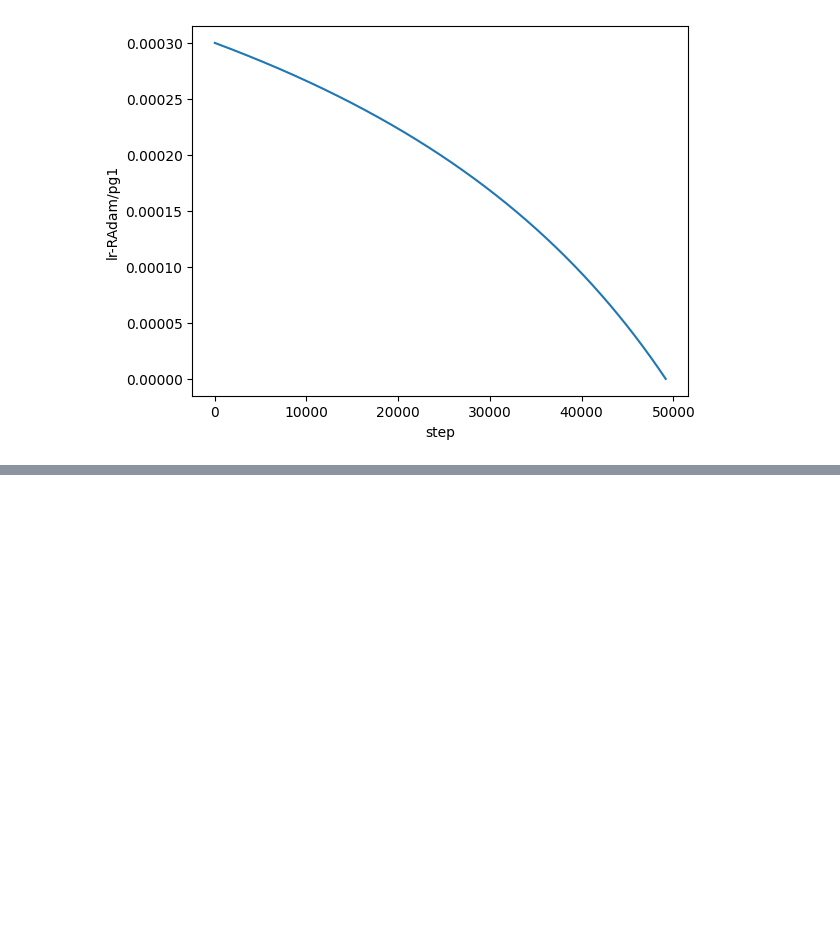
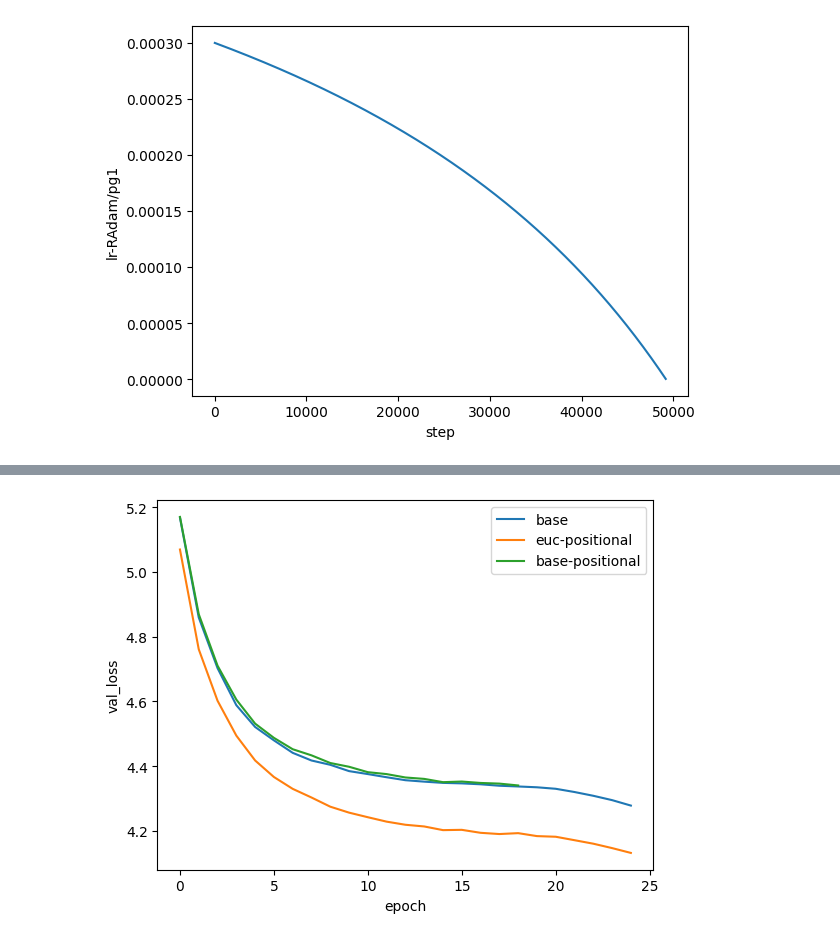
Before and after one commit to knwilliams319/stolen-attention, a Jupyter notebook: visualize_logs.ipynb, the cells around one changed output, grey strips where cells are left out. Cells and saved outputs as stored; diff of their text form; code cells hidden in the pictures; blank space fills up the shorter version.

```diff
--- a/visualize_logs.ipynb
+++ b/visualize_logs.ipynb
@@ -59,0 +60,13 @@ sns.lineplot(data=before_explosion_epoch, x='epoch', y='val_loss', label='val')
+# %%
+# Compare with all models of same embedding dimension
+embed_dir = Path('./experiments/embed_dim_64')
+for file_path in embed_dir.glob("./*"):
+    if (model_dir := file_path).is_dir():
+        try:
+            epochs_path = model_dir / 'epoch_metrics.csv'
+            epochs = pd.read_csv(epochs_path)
+            sns.lineplot(data=epochs, x='epoch', y='val_loss', label=model_dir.stem)
+        except FileNotFoundError:
+            print(f"{epochs_path} does not exist! Skipping...")
+# %% [output]
+[figure, added]
```
Also changed, not shown: parts of 5 cells of this notebook.
